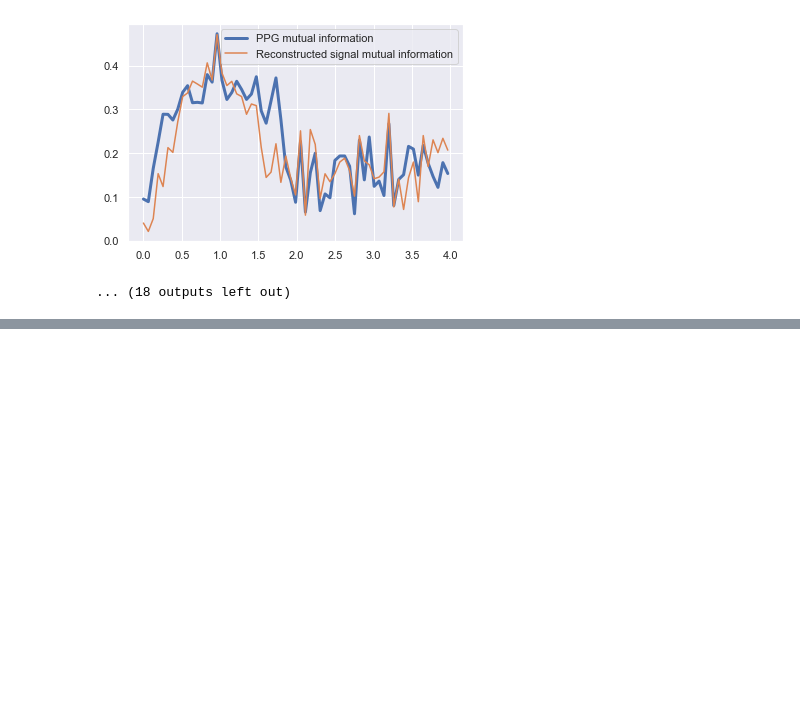
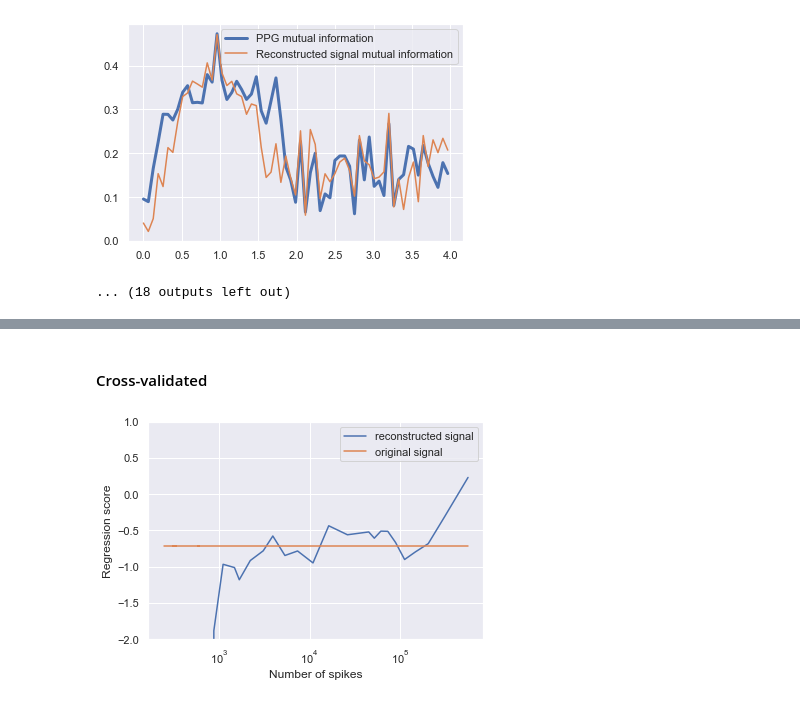
Before and after one commit to pennfranc/adm-ppg-analysis, a Jupyter notebook: mutual information analysis.ipynb, the cells around one changed output, grey strips where cells are left out. Drawn from its saved outputs; the diff is of its cells as text; code cells hidden in the pictures; blank space fills up the shorter version.

```diff
--- a/mutual information analysis.ipynb
+++ b/mutual information analysis.ipynb
@@ -178,0 +194,7 @@ Text(0.5, 0, 'Number of spikes')
+# %% [markdown]
+#### Cross-validated
+# %%
+regression_score_ppg, regression_scores_rec = compute_regression_scores(True)
+plot_regression_scores(regression_score_ppg, regression_scores_rec, True)
+# %% [output]
+[figure, added]
```
Also changed, not shown: parts of 11 cells of this notebook, 2 other files.
